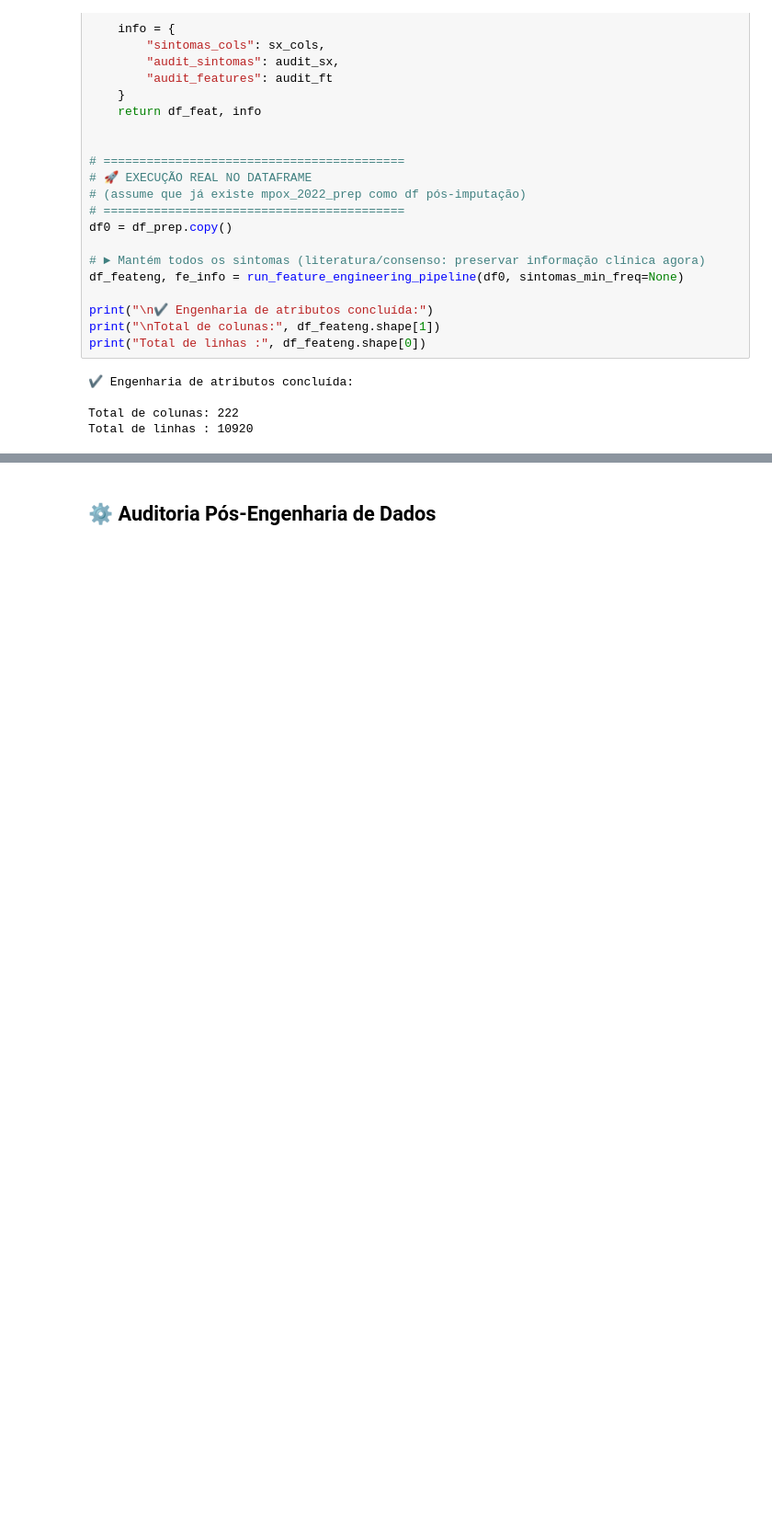
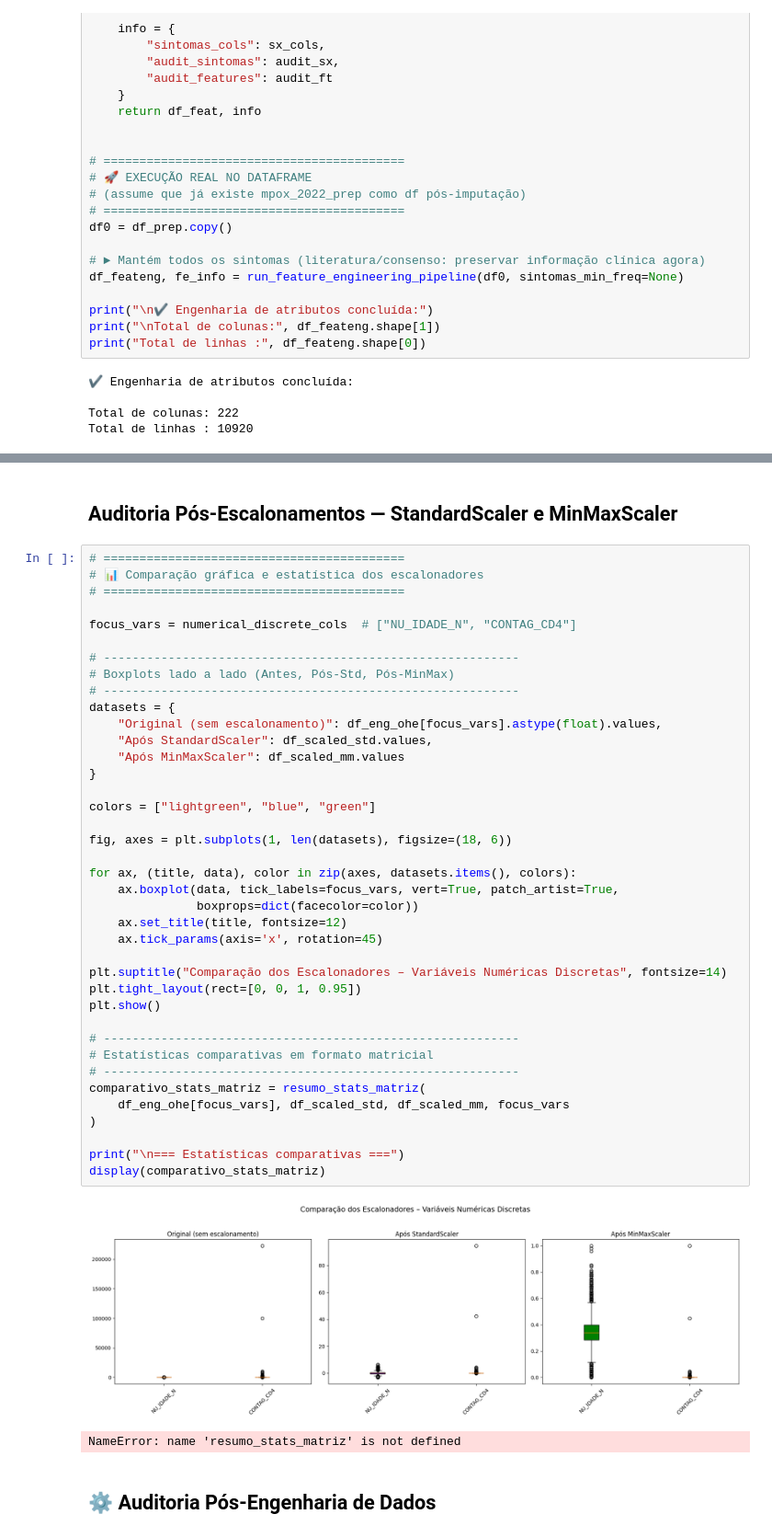
Before and after one commit to Cristie-Lima/e-SUS_Sinan_Mpox_ML-Workflow, a Jupyter notebook: cristie_mod6_proj_final_parte_2.ipynb, the cells around one changed output, grey strips where cells are left out. Shown at 92% size. Saved outputs shown, nothing was run; the diff lists cells and outputs as text; blank space fills up the shorter version.

```diff
--- a/cristie_mod6_proj_final_parte_2.ipynb
+++ b/cristie_mod6_proj_final_parte_2.ipynb
@@ -597,3 +956,47 @@ Total de linhas : 10920
+# %% [markdown]
+ ## Auditoria Pós-Escalonamentos — StandardScaler e MinMaxScaler
+# %%
+# ==========================================
+# 📊 Comparação gráfica e estatística dos escalonadores
+# ==========================================
+
+focus_vars = numerical_discrete_cols  # ["NU_IDADE_N", "CONTAG_CD4"]
+
+# ----------------------------------------------------------
+# Boxplots lado a lado (Antes, Pós-Std, Pós-MinMax)
+# ----------------------------------------------------------
+datasets = {
+    "Original (sem escalonamento)": df_eng_ohe[focus_vars].astype(float).values,
+    "Após StandardScaler": df_scaled_std.values,
+    "Após MinMaxScaler": df_scaled_mm.values
+}
+
+colors = ["lightgreen", "blue", "green"]
+
+fig, axes = plt.subplots(1, len(datasets), figsize=(18, 6))
+
+for ax, (title, data), color in zip(axes, datasets.items(), colors):
+    ax.boxplot(data, tick_labels=focus_vars, vert=True, patch_artist=True,
+               boxprops=dict(facecolor=color))
+    ax.set_title(title, fontsize=12)
+    ax.tick_params(axis='x', rotation=45)
+
+plt.suptitle("Comparação dos Escalonadores – Variáveis Numéricas Discretas", fontsize=14)
+plt.tight_layout(rect=[0, 0, 1, 0.95])
+plt.show()
+
+# ----------------------------------------------------------
+# Estatísticas comparativas em formato matricial
+# ----------------------------------------------------------
+comparativo_stats_matriz = resumo_stats_matriz(
+    df_eng_ohe[focus_vars], df_scaled_std, df_scaled_mm, focus_vars
+)
+
+print("\n=== Estatísticas comparativas ===")
+display(comparativo_stats_matriz)
+# %% [output]
+[figure, added]
+NameError: name 'resumo_stats_matriz' is not defined
 # %% [markdown]
 ## **⚙️ Auditoria Pós-Engenharia de Dados**
 # %%
```
Also changed, not shown: parts of 35 cells of this notebook.
